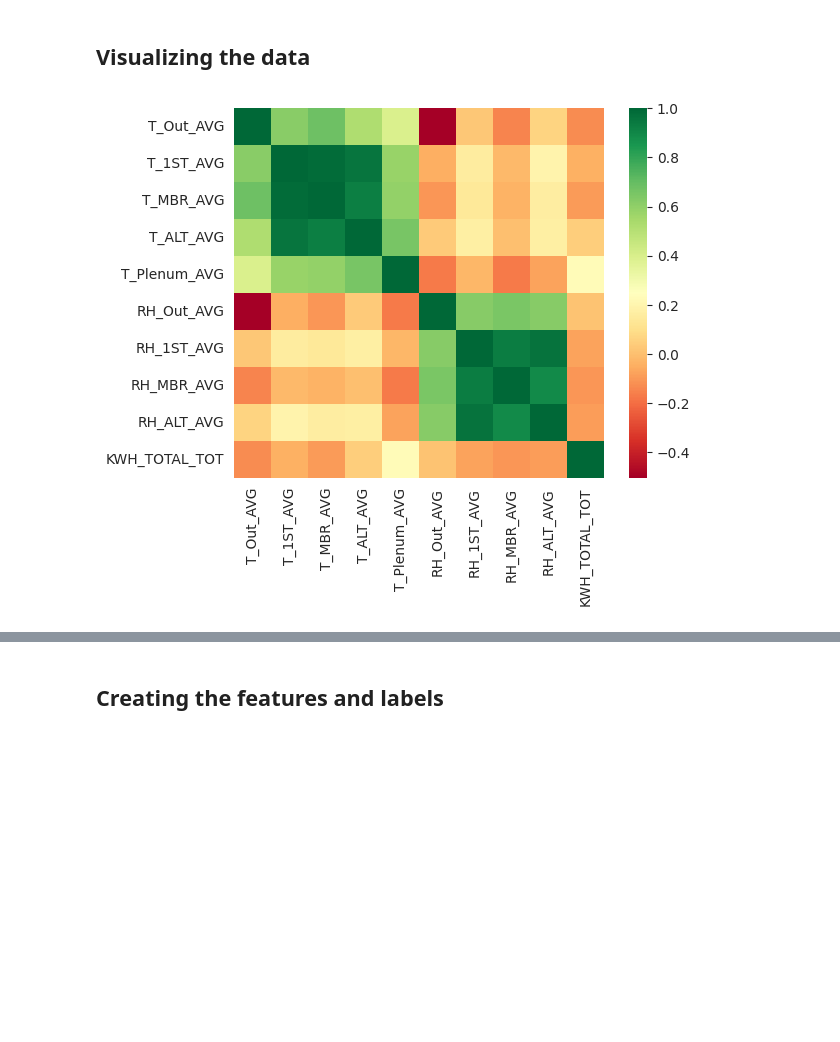
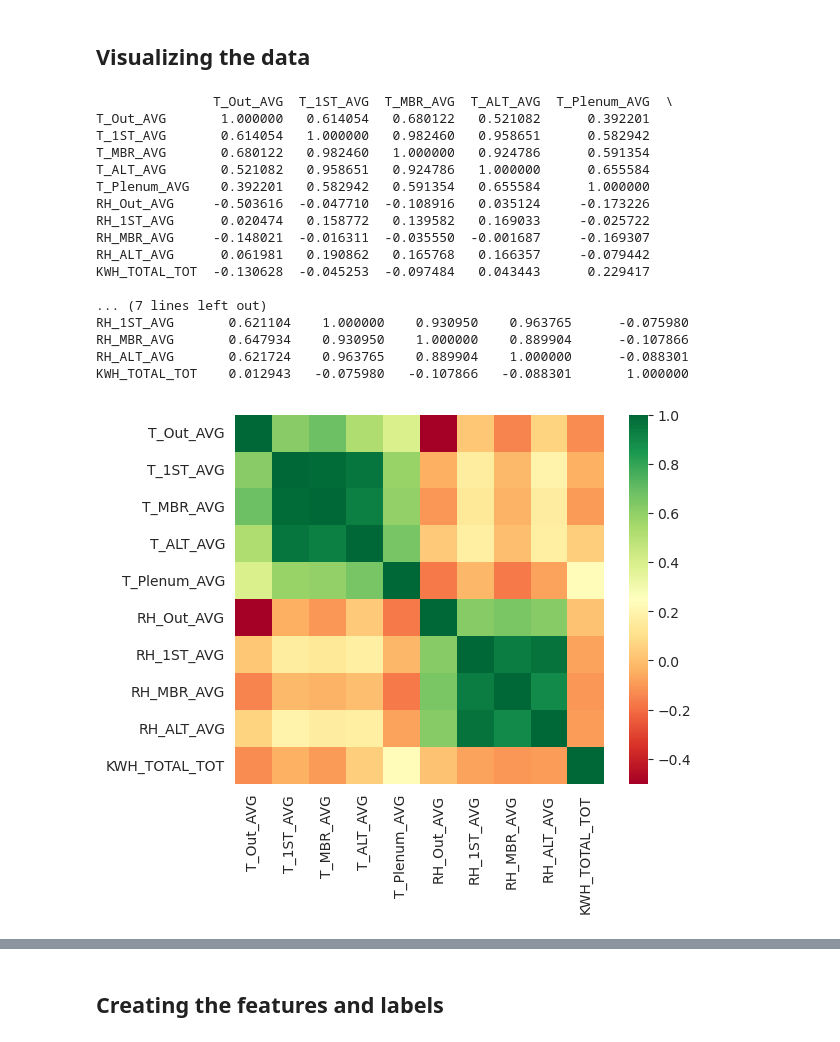
Before and after one commit to aleskucera/fault-detection-in-sensors, a Jupyter notebook: main2.ipynb, the cells around one changed output, grey strips where cells are left out. Saved outputs shown, nothing was run; the diff lists cells and outputs as text; code cells hidden in the pictures; blank space fills up the shorter version.

```diff
--- a/main2.ipynb
+++ b/main2.ipynb
@@ -57,16 +54,35 @@ df = filter_outliers(df, z_thresh=3)
 # %%
 import matplotlib.pyplot as plt
 import seaborn as sns
 
 # Plot a correlation heatmap
-sns.heatmap(df.corr(), square=True, cmap='RdYlGn')
+correlation = df.corr()
+print(correlation)
+sns.heatmap(correlation, square=True, cmap='RdYlGn')
 plt.show()
 
 # Plot the time series
 df.plot(subplots=True, figsize=(10, 10))
 plt.show()
 # %% [output]
+               T_Out_AVG  T_1ST_AVG  T_MBR_AVG  T_ALT_AVG  T_Plenum_AVG  \
+T_Out_AVG       1.000000   0.614054   0.680122   0.521082      0.392201
+T_1ST_AVG       0.614054   1.000000   0.982460   0.958651      0.582942
+T_MBR_AVG       0.680122   0.982460   1.000000   0.924786      0.591354
+T_ALT_AVG       0.521082   0.958651   0.924786   1.000000      0.655584
+T_Plenum_AVG    0.392201   0.582942   0.591354   0.655584      1.000000
+RH_Out_AVG     -0.503616  -0.047710  -0.108916   0.035124     -0.173226
+RH_1ST_AVG      0.020474   0.158772   0.139582   0.169033     -0.025722
+RH_MBR_AVG     -0.148021  -0.016311  -0.035550  -0.001687     -0.169307
+RH_ALT_AVG      0.061981   0.190862   0.165768   0.166357     -0.079442
+KWH_TOTAL_TOT  -0.130628  -0.045253  -0.097484   0.043443      0.229417
+
+... (7 lines left out)
+RH_1ST_AVG       0.621104    1.000000    0.930950    0.963765      -0.075980
+RH_MBR_AVG       0.647934    0.930950    1.000000    0.889904      -0.107866
+RH_ALT_AVG       0.621724    0.963765    0.889904    1.000000      -0.088301
+KWH_TOTAL_TOT    0.012943   -0.075980   -0.107866   -0.088301       1.000000
-[figure, old version]
+[figure, new version]
 [figure]
 # %% [markdown]
 ## Creating the features and labels
```
Also changed, not shown: parts of 9 cells of this notebook, 1 other file.
